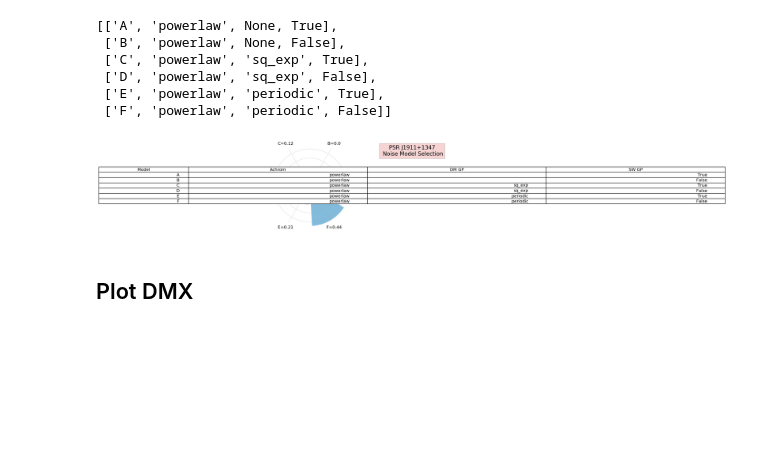
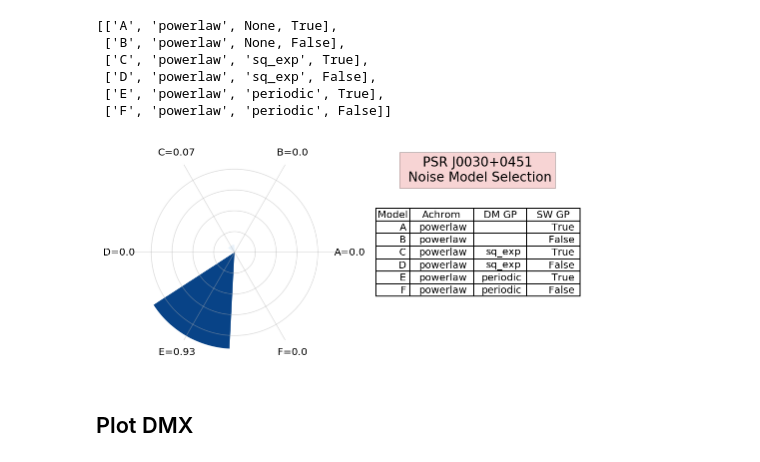
Before and after one commit to Hazboun6/noise_model_selection, a Jupyter notebook: chain_visualization.ipynb, the cells around one changed output. Drawn from its saved outputs; the diff is of its cells as text; code cells hidden in the pictures; blank space fills up the shorter version.

```diff
--- a/chain_visualization.ipynb
+++ b/chain_visualization.ipynb
@@ -18,7 +18,7 @@ import la_forge.diagnostics as dg
 import la_forge.core as co
 from la_forge.rednoise import plot_rednoise_spectrum, plot_free_spec
 # %%
-psrname = 'J1911+1347'
+psrname = 'J0030+0451'#'J1911+1347'
 chaindir = '/Users/hazboun/nanograv_detection/ent_ext_testing/{}/nondiag_dmgp/'.format(psrname)
 # %%
 cH=co.HyperModelCore(label='PSR {}, DM Model Selection',
@@ -87,9 +97,10 @@ model_labels
 # %%
 dg.noise_flower(cH,
                 colLabels=['Model','Achrom', 'DM GP', 'SW GP'],
-                cellText=model_labels,colWidths=[0.1,2,2,2])
+                cellText=model_labels,
+                colWidths=[0.16,0.3,0.25,0.25])
 # %% [output]
-[figure, old version]
+[figure, new version]
 # %%
 plt.table()
 # %% [markdown]
```
Also changed, not shown: parts of 7 cells of this notebook, 1 other file.
